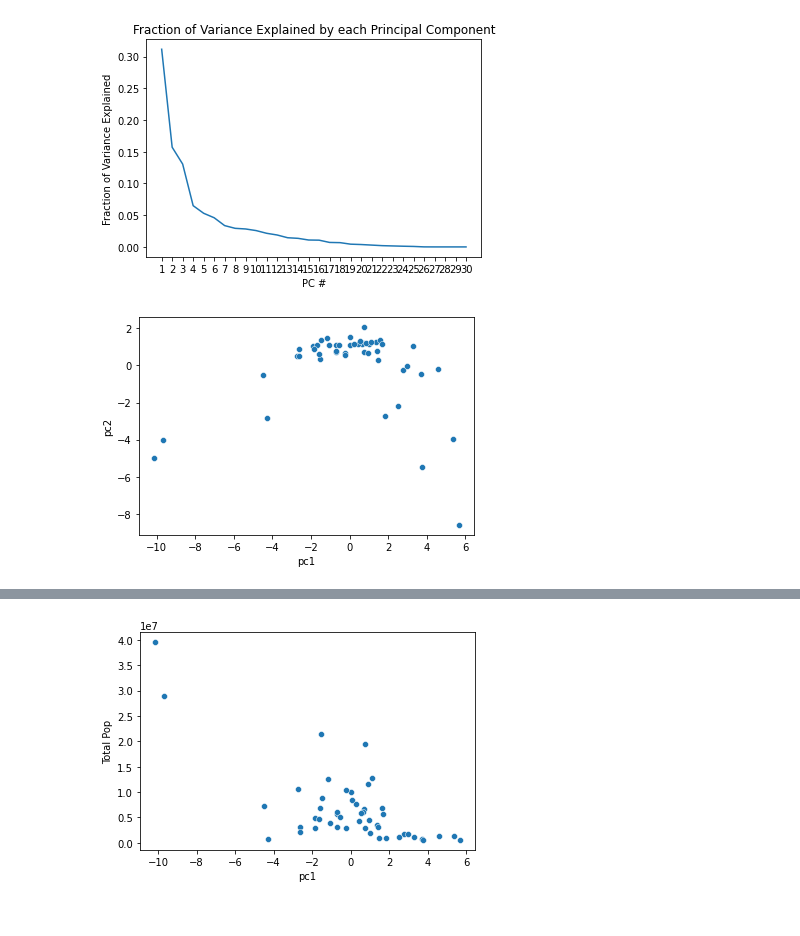
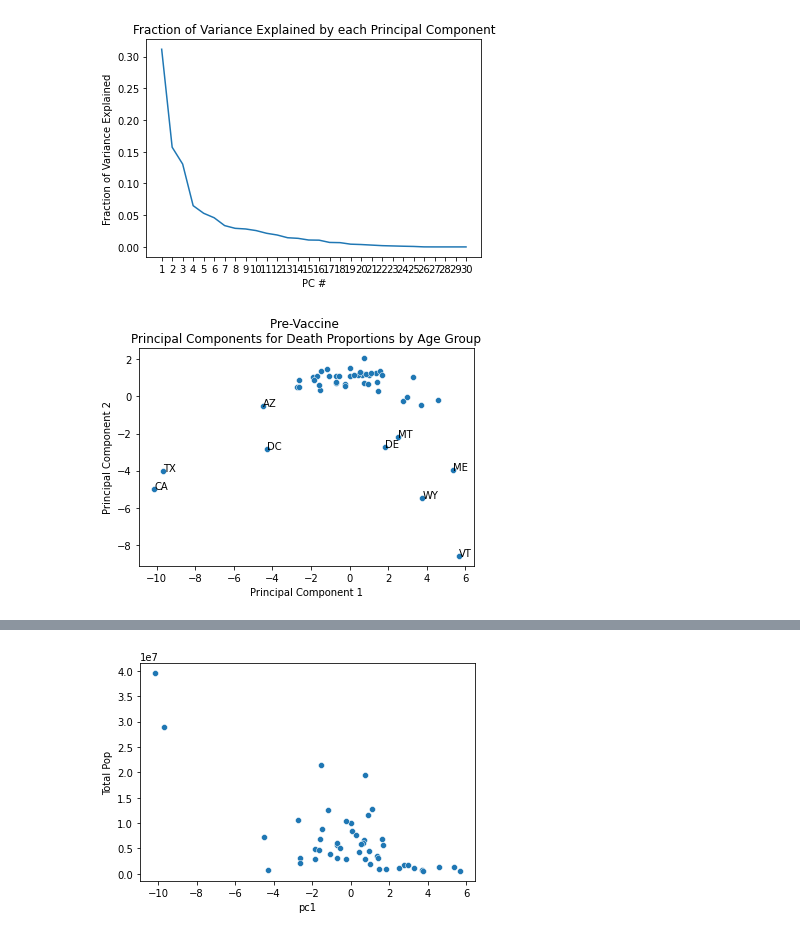
Before and after one commit to amichaelsen/COVID_project, a Jupyter notebook: data/COVID Deaths Analysis (PCA).ipynb, the cells around one changed output, grey strips where cells are left out. Cells and saved outputs as stored; diff of their text form; code cells hidden in the pictures.

Commit message:
finished analysis and created figures for notebook

```diff
--- a/data/COVID Deaths Analysis (PCA).ipynb
+++ b/data/COVID Deaths Analysis (PCA).ipynb
@@ -282,10 +294,18 @@ plt.ylabel('Fraction of Variance Explained');
 plt.title('Fraction of Variance Explained by each Principal Component');
 # %% [output]
 [figure]
-# %%
-ax = sns.scatterplot(data = death_pcs_2020, x = 'pc1', y = 'pc2', legend = True)
-# %% [output]
-[figure, removed]
+# %%
+ax = sns.scatterplot(data = death_pcs_2020, x = 'pc1', y = 'pc2', legend = True)
+state_labels = {'California':"CA",'Texas':'TX', 'District of Columbia':'DC', 'Vermont':'VT',
+               'Maine':'ME','Montana':'MT', 'Wyoming':"WY", 'Arizona':'AZ', 'Delaware':'DE'}
+for k,v in state_labels.items():
+    plt.text(x=death_pcs_2020.loc[k,'pc1'], y=death_pcs_2020.loc[k,'pc2'], s=v)
+plt.title("Pre-Vaccine \nPrincipal Components for Death Proportions by Age Group");
+plt.xlabel("Principal Component 1");
+plt.ylabel("Principal Component 2");
+plt.savefig(fname='../figures/pre_vaccine_death_pca.png')
+# %% [output]
+[figure, added]
 # %%
 death_pcs_2020[death_pcs_2020['pc2']<-2]
 # %% [output]
```
Also changed, not shown: parts of 7 cells of this notebook, 4 other files.
